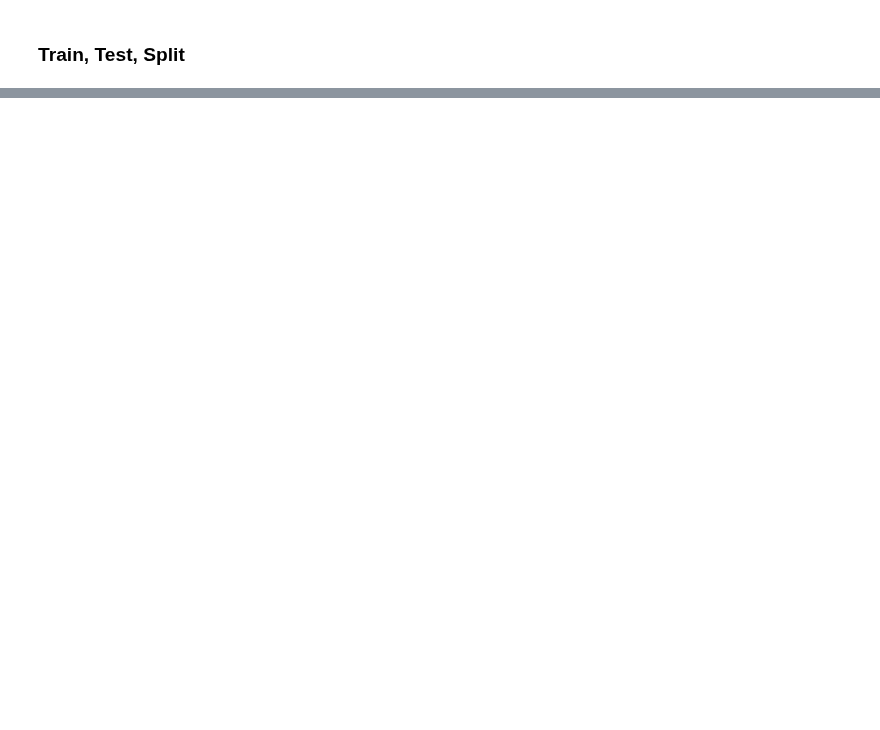
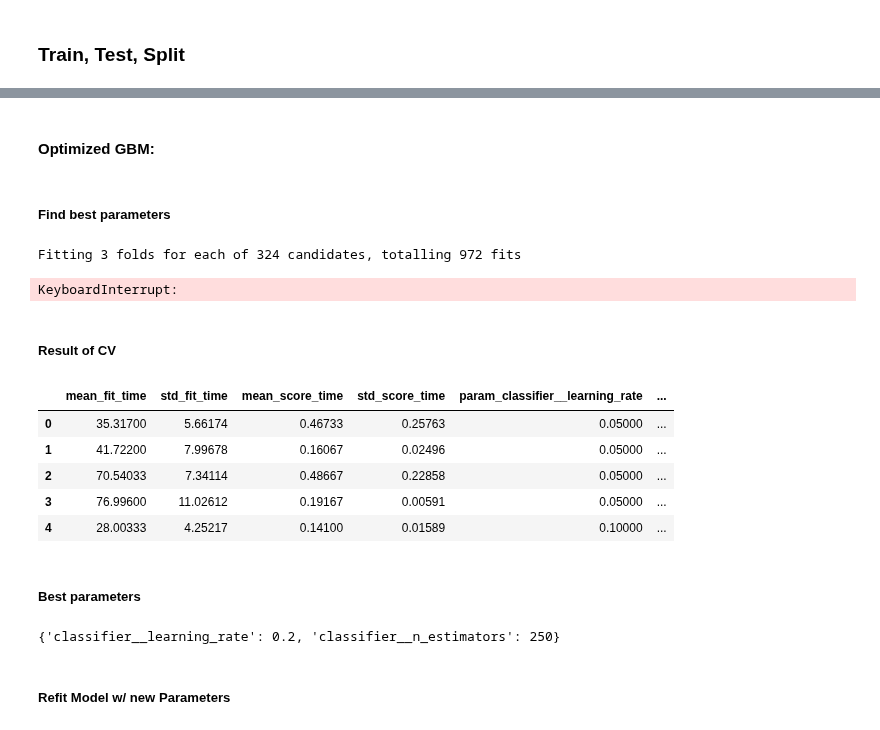
Before and after one commit to MikeVej/ML_LoanDefaults, a Jupyter notebook: LoanDefaults_MichaelVejsiri.ipynb, the cells around one changed output, grey strips where cells are left out. Saved outputs shown, nothing was run; the diff lists cells and outputs as text; code cells hidden in the pictures; blank space fills up the shorter version.

```diff
--- a/LoanDefaults_MichaelVejsiri.ipynb
+++ b/LoanDefaults_MichaelVejsiri.ipynb
@@ -377,0 +429,9 @@ NameError: name 'X' is not defined
+# %%
+# Initialize the pipeline with the preprocessor and a Random Forest classifier
+rf_pipeline = Pipeline(steps=[('preprocessor', preprocessor),
+                              ('classifier', RandomForestClassifier(n_estimators=100,
+                                                                    max_depth=10,
+                                                                    n_jobs=-1,
+                                                                    random_state=42))])
+# Train the pipeline
+rf_pipeline.fit(X_train, y_train)
@@ -377,0 +584,60 @@ NameError: name 'X' is not defined
+# %% [markdown]
+#### Optimized GBM:
+# %% [markdown]
+##### Find best parameters
+# %%
+# Create the parameter grid
+param_grid = {
+    'classifier__n_estimators': [150,200,250],
+    'classifier__learning_rate': [0.1,.15, 0.2],
+    'classifier__max_depth': [None, 1, 2, 3,],
+    'classifier__min_samples_split': [0.1, 1.0, 10],
+    'classifier__min_samples_leaf': [1.0, 2, 5]
+}
+
+# More in-debth parameters
+#param_grid = {
+#    'classifier__n_estimators': [100,150,200,250],
+#    'classifier__learning_rate': [0.05, 0.1,.15, 0.2],
+#    'classifier__max_depth': [None, 1, 2, 3, 5, 10],
+#    'classifier__min_samples_split': [0.1, 1.0, 10],
+#    'classifier__min_samples_leaf': [0.1, 0.5, 1.0, 5]
+#}
+
+
+# Instantiate the GridSearchCV object
+grid_search = GridSearchCV(gbm_pipeline, param_grid, cv=3, n_jobs=-1, scoring='roc_auc', verbose=1)
+
+# Fit the GridSearchCV object to the training data
+grid_search.fit(X_train, y_train)
+
+# Get the best set of hyperparameters
+best_params = grid_search.best_params_
+
+# Print the best set of hyperparameters
+print("Best parameters:")
+for key, value in best_params.items():
+    print(f"  {key}: {value}")
+# %% [output]
+Fitting 3 folds for each of 324 candidates, totalling 972 fits
+KeyboardInterrupt:
+# %% [markdown]
+##### Result of CV
+# %%
+cv_results_df = pd.DataFrame(grid_search.cv_results_)
+cv_results_df.head()
+# %% [output]
+|  | mean_fit_time | std_fit_time | mean_score_time | std_score_time | param_classifier__learning_rate | ... |
+| 0 | 35.31700 | 5.66174 | 0.46733 | 0.25763 | 0.05000 | ... |
+| 1 | 41.72200 | 7.99678 | 0.16067 | 0.02496 | 0.05000 | ... |
+| 2 | 70.54033 | 7.34114 | 0.48667 | 0.22858 | 0.05000 | ... |
+| 3 | 76.99600 | 11.02612 | 0.19167 | 0.00591 | 0.05000 | ... |
+| 4 | 28.00333 | 4.25217 | 0.14100 | 0.01589 | 0.10000 | ... |
+# %% [markdown]
+##### Best parameters
+# %%
+best_params
+# %% [output]
+{'classifier__learning_rate': 0.2, 'classifier__n_estimators': 250}
+# %% [markdown]
+##### Refit Model w/ new Parameters
```
Also changed, not shown: parts of 30 cells of this notebook.
